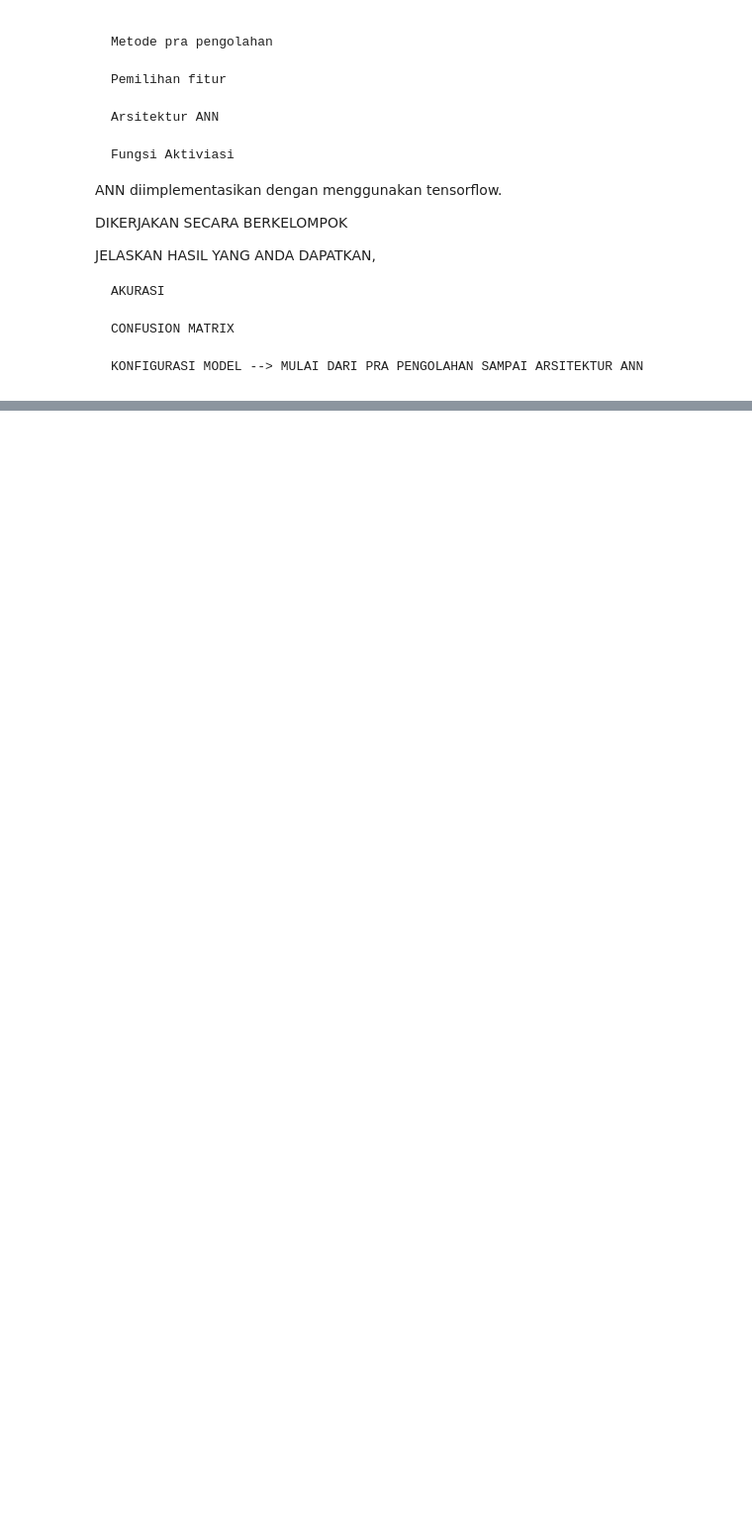
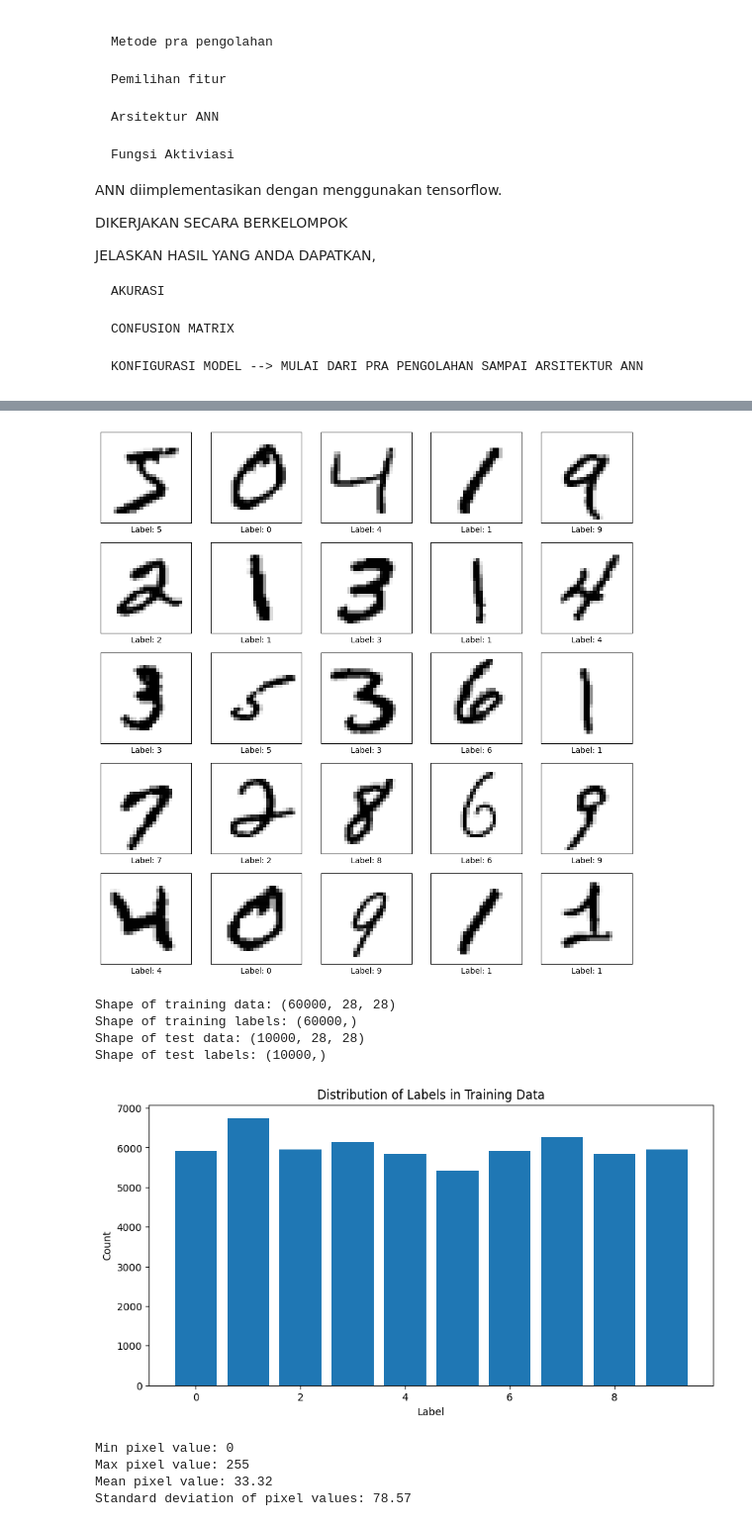
Before and after one commit to YayunEldina/PEMB_MESIN_Ganjil_2024, a Jupyter notebook: Jobsheet_9_Perceptron_dan_ANN.ipynb, the cells around one changed output, grey strips where cells are left out. Shown at 99% size. Cells and saved outputs as stored; diff of their text form; code cells hidden in the pictures; blank space fills up the shorter version.

```diff
--- a/Jobsheet_9_Perceptron_dan_ANN.ipynb
+++ b/Jobsheet_9_Perceptron_dan_ANN.ipynb
@@ -424,0 +427,53 @@ JELASKAN HASIL YANG ANDA DAPATKAN,
+# %%
+import tensorflow as tf
+from tensorflow.keras import layers, models
+from tensorflow.keras.datasets import mnist
+import numpy as np
+import matplotlib.pyplot as plt
+
+# Load data MNIST
+(X_train, y_train), (X_test, y_test) = mnist.load_data()
+
+#Pra-pengolahan data:
+
+# Visualisasi beberapa sampel gambar
+plt.figure(figsize=(10, 10))
+for i in range(25):
+    plt.subplot(5, 5, i+1)
+    plt.xticks([])
+    plt.yticks([])
+    plt.grid(False)
+    plt.imshow(X_train[i], cmap=plt.cm.binary)
+    plt.xlabel(f'Label: {y_train[i]}')
+plt.tight_layout()
+plt.show()
+
+# Melihat bentuk data
+print(f"Shape of training data: {X_train.shape}")
+print(f"Shape of training labels: {y_train.shape}")
+print(f"Shape of test data: {X_test.shape}")
+print(f"Shape of test labels: {y_test.shape}")
+
+# Melihat distribusi label
+unique, counts = np.unique(y_train, return_counts=True)
+plt.figure(figsize=(10, 5))
+plt.bar(unique, counts)
+plt.title('Distribution of Labels in Training Data')
+plt.xlabel('Label')
+plt.ylabel('Count')
+plt.show()
+
+# Melihat statistik pixel
+print(f"Min pixel value: {X_train.min()}")
+print(f"Max pixel value: {X_train.max()}")
+print(f"Mean pixel value: {X_train.mean():.2f}")
+print(f"Standard deviation of pixel values: {X_train.std():.2f}")
+
+# Visualisasi distribusi pixel
+plt.figure(figsize=(10, 5))
+plt.hist(X_train.ravel(), bins=50)
+plt.title('Distribution of Pixel Values')
+plt.xlabel('Pixel Value')
+plt.ylabel('Frequency')
+plt.show()
+# %% [output]
@@ -424,0 +482,10 @@ JELASKAN HASIL YANG ANDA DAPATKAN,
+[figure, added]
+Shape of training data: (60000, 28, 28)
+Shape of training labels: (60000,)
+Shape of test data: (10000, 28, 28)
+Shape of test labels: (10000,)
+[figure, added]
+Min pixel value: 0
+Max pixel value: 255
+Mean pixel value: 33.32
+Standard deviation of pixel values: 78.57
```
Also changed, not shown: parts of 15 cells of this notebook.
